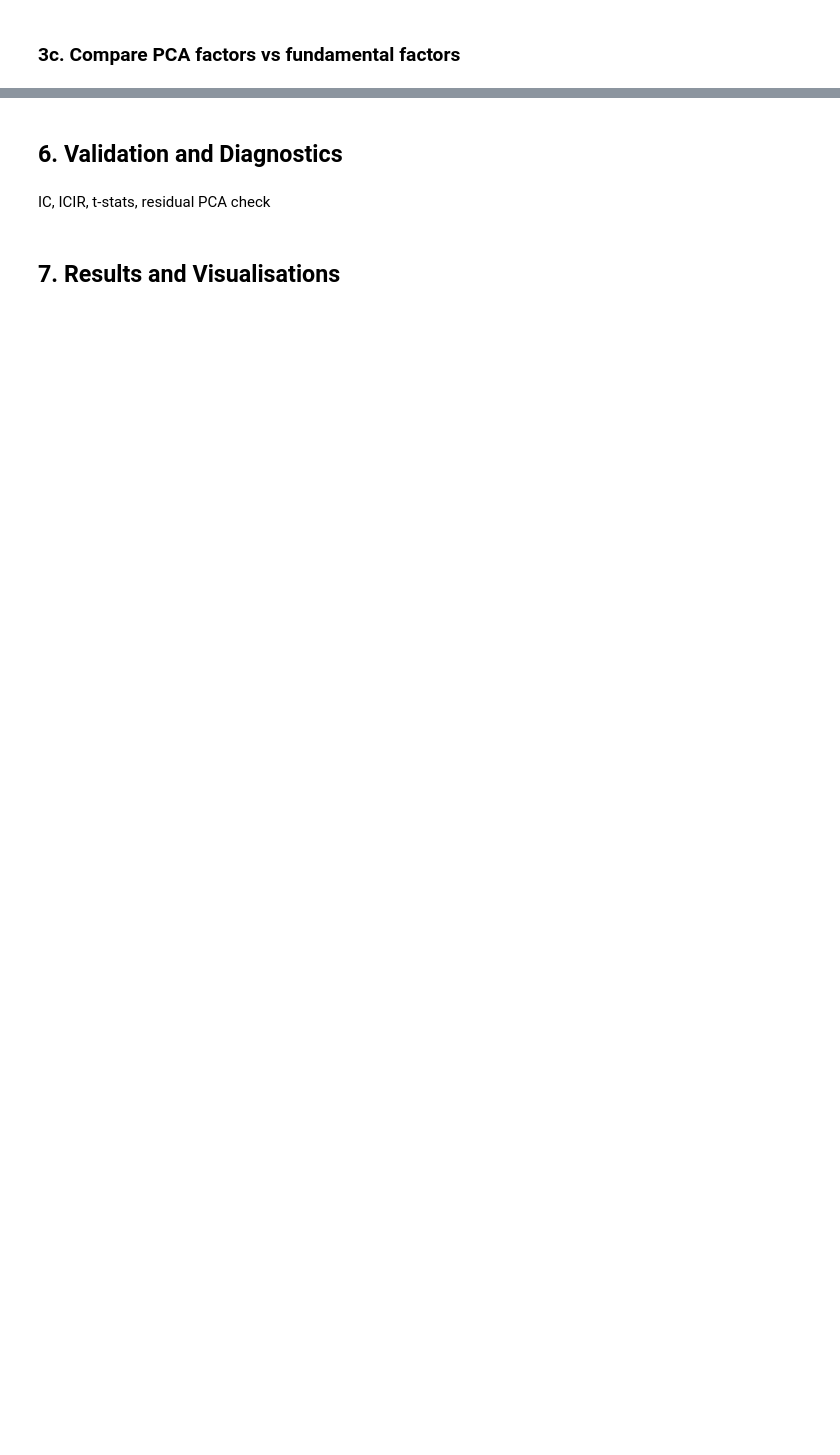
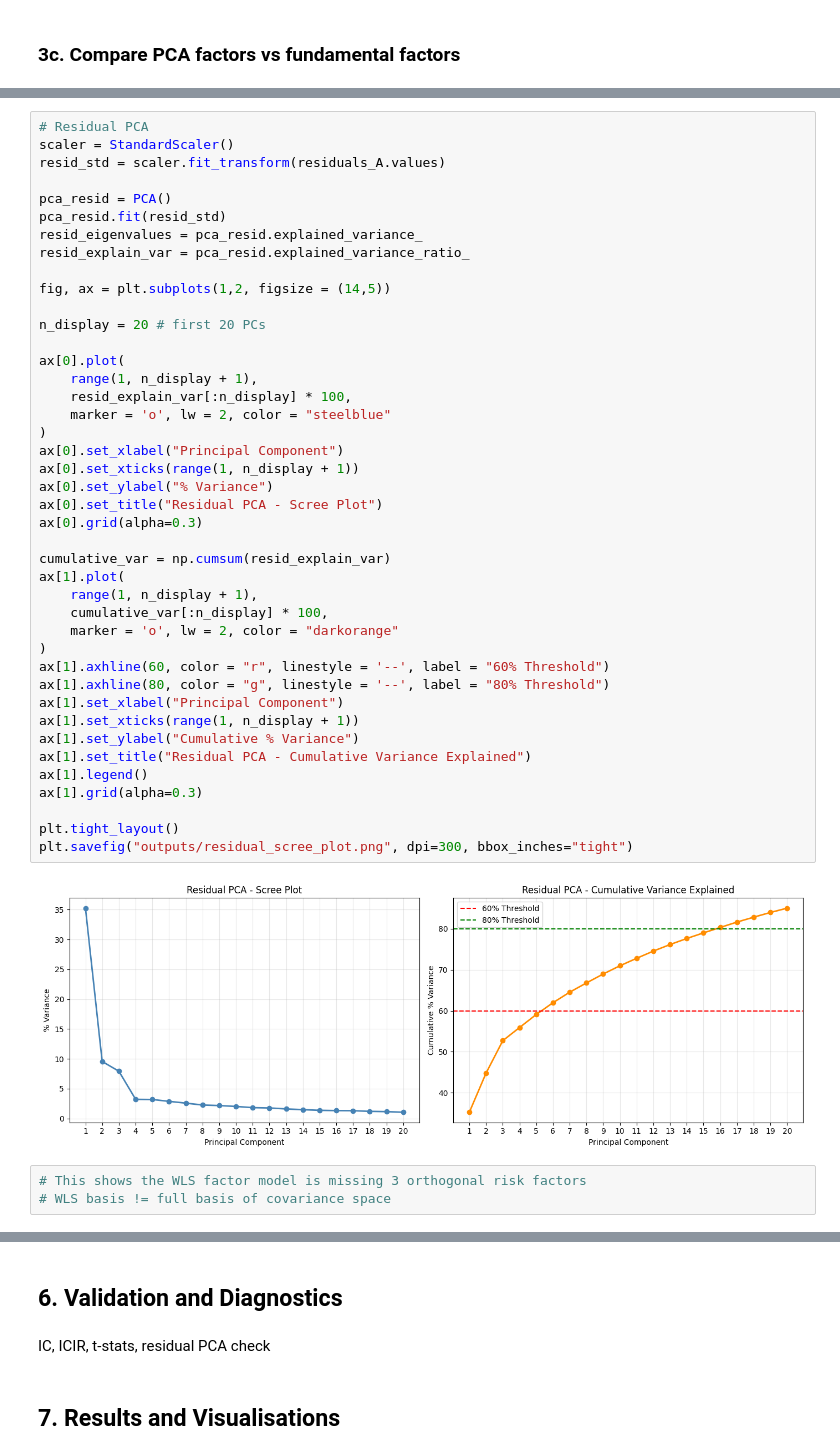
Before and after one commit to gy623/Cross-Sectional-Factor-Model-of-Asset-Returns, a Jupyter notebook: factor_model.ipynb, the cells around one changed output, grey strips where cells are left out. Drawn from its saved outputs; the diff is of its cells as text; blank space fills up the shorter version.

Commit message:
WLS & PCA + Residiual PCA done

```diff
--- a/factor_model.ipynb
+++ b/factor_model.ipynb
@@ -792,0 +816,47 @@ pd.DataFrame({
+# %%
+# Residual PCA
+scaler = StandardScaler()
+resid_std = scaler.fit_transform(residuals_A.values)
+
+pca_resid = PCA()
+pca_resid.fit(resid_std)
+resid_eigenvalues = pca_resid.explained_variance_
+resid_explain_var = pca_resid.explained_variance_ratio_
+
+fig, ax = plt.subplots(1,2, figsize = (14,5))
+
+n_display = 20 # first 20 PCs
+
+ax[0].plot(
+    range(1, n_display + 1),
+    resid_explain_var[:n_display] * 100,
+    marker = 'o', lw = 2, color = "steelblue"
+)
+ax[0].set_xlabel("Principal Component")
+ax[0].set_xticks(range(1, n_display + 1))
+ax[0].set_ylabel("% Variance")
+ax[0].set_title("Residual PCA - Scree Plot")
+ax[0].grid(alpha=0.3)
+
+cumulative_var = np.cumsum(resid_explain_var)
+ax[1].plot(
+    range(1, n_display + 1),
+    cumulative_var[:n_display] * 100,
+    marker = 'o', lw = 2, color = "darkorange"
+)
+ax[1].axhline(60, color = "r", linestyle = '--', label = "60% Threshold")
+ax[1].axhline(80, color = "g", linestyle = '--', label = "80% Threshold")
+ax[1].set_xlabel("Principal Component")
+ax[1].set_xticks(range(1, n_display + 1))
+ax[1].set_ylabel("Cumulative % Variance")
+ax[1].set_title("Residual PCA - Cumulative Variance Explained")
+ax[1].legend()
+ax[1].grid(alpha=0.3)
+
+plt.tight_layout()
+plt.savefig("outputs/residual_scree_plot.png", dpi=300, bbox_inches="tight")
+# %% [output]
+[figure, added]
+# %%
+# This shows the WLS factor model is missing 3 orthogonal risk factors
+# WLS basis != full basis of covariance space
```
Also changed, not shown: parts of 15 cells of this notebook, 28 other files.
